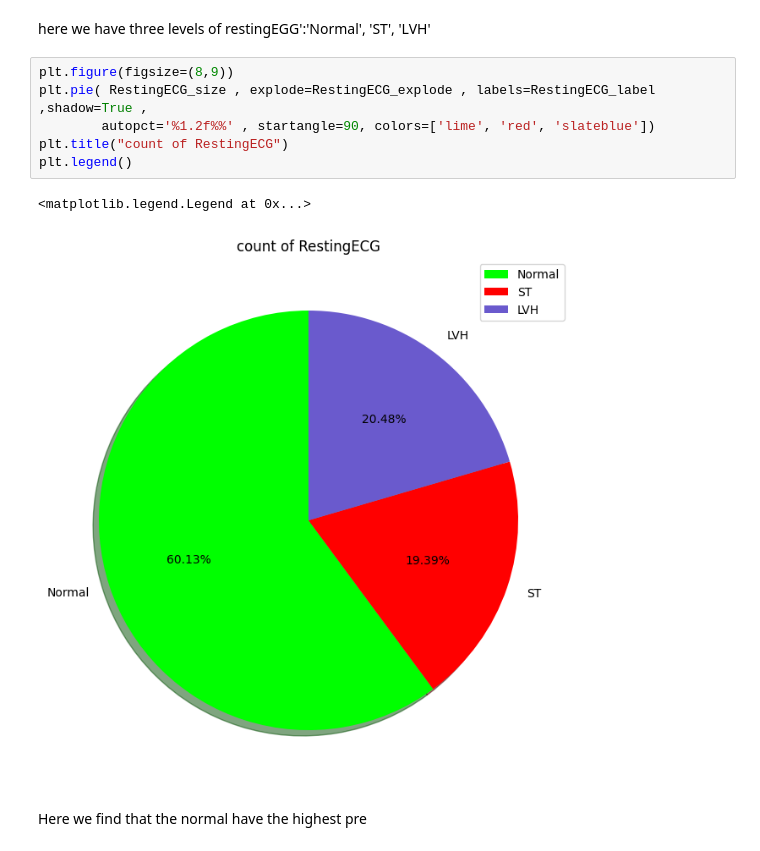
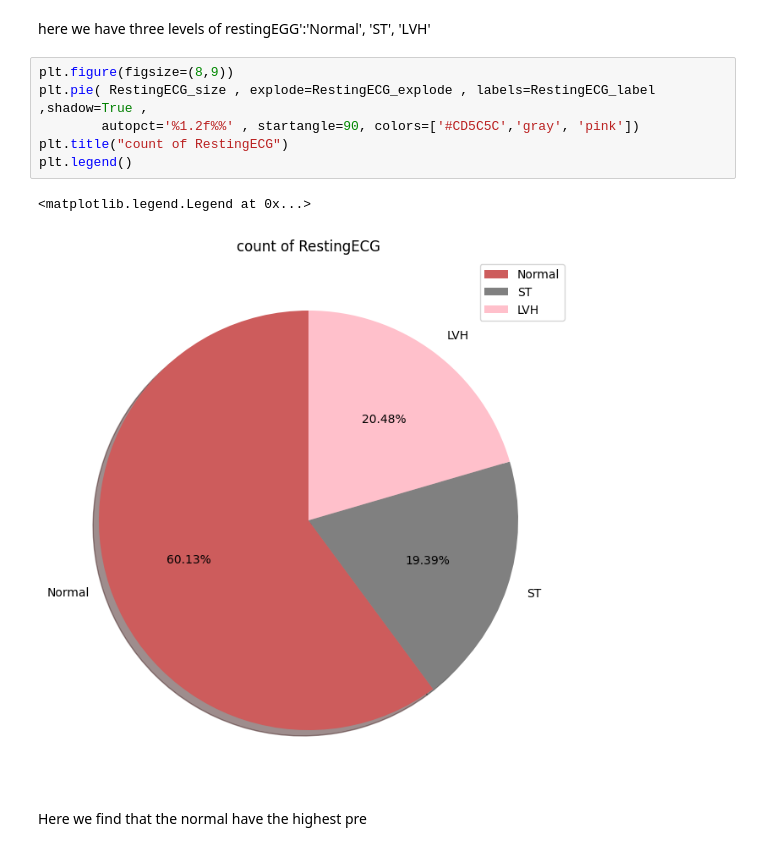
Before and after one commit to sara81a/Heart-Disease-Classification, a Jupyter notebook: Heart-Disease/heart-disease-classification-with-many-models.ipynb, the cells around one changed output. Saved outputs shown, nothing was run; the diff lists cells and outputs as text.

```diff
--- a/Heart-Disease/heart-disease-classification-with-many-models.ipynb
+++ b/Heart-Disease/heart-disease-classification-with-many-models.ipynb
@@ -201,12 +191,12 @@ here we have three levels of restingEGG':'Normal', 'ST', 'LVH'
 # %%
 plt.figure(figsize=(8,9))
 plt.pie( RestingECG_size , explode=RestingECG_explode , labels=RestingECG_label ,shadow=True ,
-        autopct='%1.2f%%' , startangle=90, colors=['lime', 'red', 'slateblue'])
+        autopct='%1.2f%%' , startangle=90, colors=['#CD5C5C','gray', 'pink'])
 plt.title("count of RestingECG")
 plt.legend()
 # %% [output]
 <matplotlib.legend.Legend at 0x...>
-[figure, old version]
+[figure, new version]
 # %% [markdown]
 Here we find that the normal have the highest pre
 # %%
```
Also changed, not shown: parts of 12 cells of this notebook, 1 other file.
